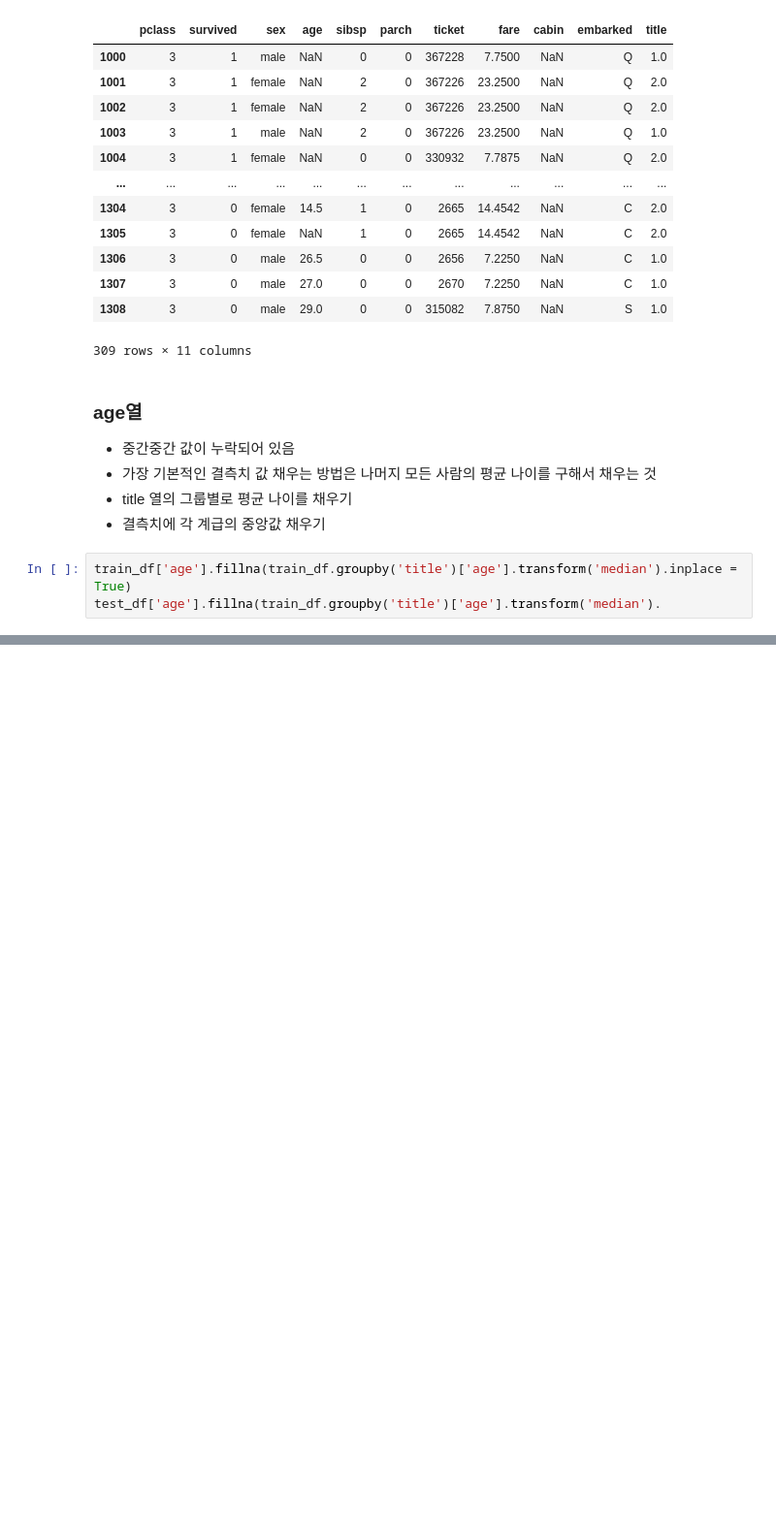
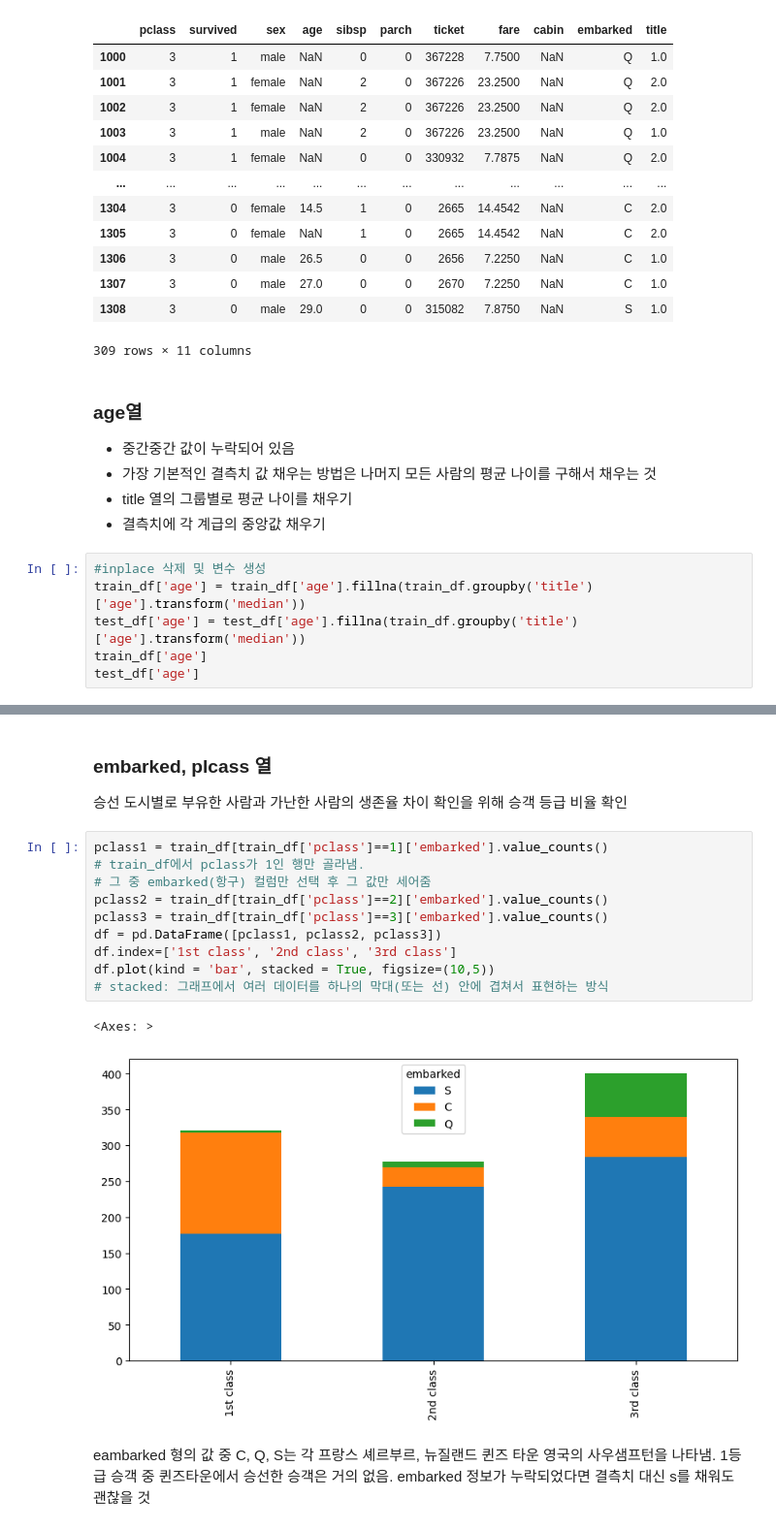
Before and after one commit to ziheon-42/lgu6p, a Jupyter notebook: homework_titanic_sec05_250404.ipynb, the cells around one changed output, grey strips where cells are left out. Shown at 97% size. Cells and saved outputs as stored; diff of their text form; blank space fills up the shorter version.

```diff
--- a/homework_titanic_sec05_250404.ipynb
+++ b/homework_titanic_sec05_250404.ipynb
@@ -183,5 +183,8 @@ See the caveats in the documentation: https://pandas.pydata.org/pandas-docs/stab
 - title 열의 그룹별로 평균 나이를 채우기
 - 결측치에 각 계급의 중앙값 채우기
 # %%
-train_df['age'].fillna(train_df.groupby('title')['age'].transform('median').inplace = True)
-test_df['age'].fillna(train_df.groupby('title')['age'].transform('median').
+#inplace 삭제 및 변수 생성
+train_df['age'] = train_df['age'].fillna(train_df.groupby('title')['age'].transform('median'))
+test_df['age'] = test_df['age'].fillna(train_df.groupby('title')['age'].transform('median'))
+train_df['age']
+test_df['age']
@@ -187,0 +283,19 @@ test_df['age'].fillna(train_df.groupby('title')['age'].transform('median').
+# %% [markdown]
+### embarked, plcass 열
+승선 도시별로 부유한 사람과 가난한 사람의 생존율 차이 확인을 위해 승객 등급 비율 확인
+# %%
+pclass1 = train_df[train_df['pclass']==1]['embarked'].value_counts()
+# train_df에서 pclass가 1인 행만 골라냄.
+# 그 중 embarked(항구) 컬럼만 선택 후 그 값만 세어줌
+pclass2 = train_df[train_df['pclass']==2]['embarked'].value_counts()
+pclass3 = train_df[train_df['pclass']==3]['embarked'].value_counts()
+df = pd.DataFrame([pclass1, pclass2, pclass3])
+df.index=['1st class', '2nd class', '3rd class']
+df.plot(kind = 'bar', stacked = True, figsize=(10,5))
+# stacked: 그래프에서 여러 데이터를 하나의 막대(또는 선) 안에 겹쳐서 표현하는 방식
+# %% [output]
+<Axes: >
+[figure, added]
+# %% [markdown]
+eambarked 형의 값 중 C, Q, S는 각 프랑스 셰르부르, 뉴질랜드 퀸즈 타운 영국의 사우샘프턴을 나타냄. 1등급 승객 중 퀸즈타운에서 승선한 승객은 거의 없음.
+embarked 정보가 누락되었다면 결측치 대신 s를 채워도 괜찮을 것
```
Also changed, not shown: parts of 33 cells of this notebook.
